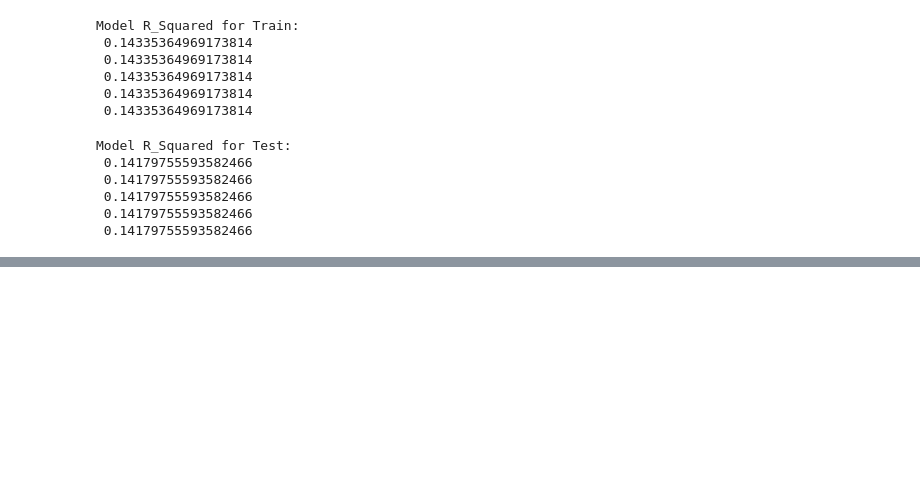
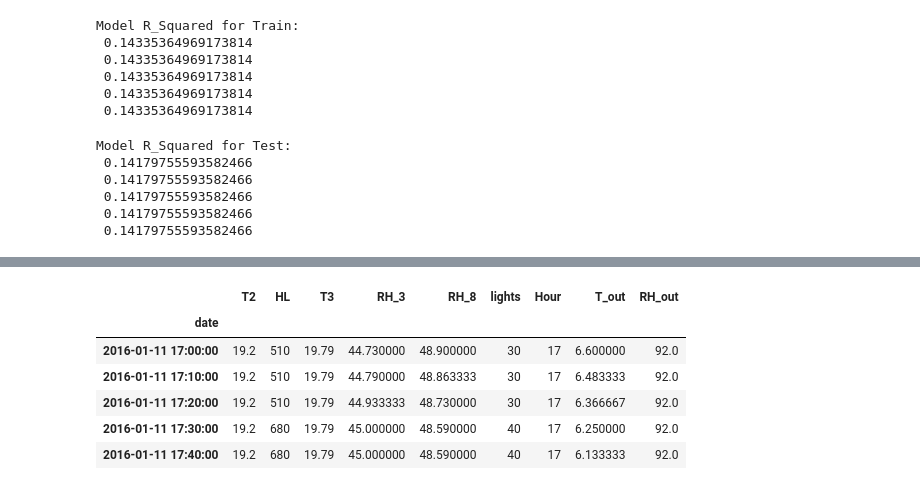
Before and after one commit to pratikjori20/Appliance-Energy-Prediction, a Jupyter notebook: Individual_capstone_2.ipynb, the cells around one changed output, grey strips where cells are left out. Cells and saved outputs as stored; diff of their text form; code cells hidden in the pictures; blank space fills up the shorter version.

```diff
--- a/Individual_capstone_2.ipynb
+++ b/Individual_capstone_2.ipynb
@@ -1480,0 +1589,10 @@ Model R_Squared for Test:
+# %%
+feature_c1.head()
+# %% [output]
+|  | T2 | HL | T3 | RH_3 | RH_8 | lights | Hour | T_out | RH_out |
+| date |  |  |  |  |  |  |  |  |  |
+| 2016-01-11 17:00:00 | 19.2 | 510 | 19.79 | 44.730000 | 48.900000 | 30 | 17 | 6.600000 | 92.0 |
+| 2016-01-11 17:10:00 | 19.2 | 510 | 19.79 | 44.790000 | 48.863333 | 30 | 17 | 6.483333 | 92.0 |
+| 2016-01-11 17:20:00 | 19.2 | 510 | 19.79 | 44.933333 | 48.730000 | 30 | 17 | 6.366667 | 92.0 |
+| 2016-01-11 17:30:00 | 19.2 | 680 | 19.79 | 45.000000 | 48.590000 | 40 | 17 | 6.250000 | 92.0 |
+| 2016-01-11 17:40:00 | 19.2 | 680 | 19.79 | 45.000000 | 48.590000 | 40 | 17 | 6.133333 | 92.0 |
```
Also changed, not shown: parts of 23 cells of this notebook.
